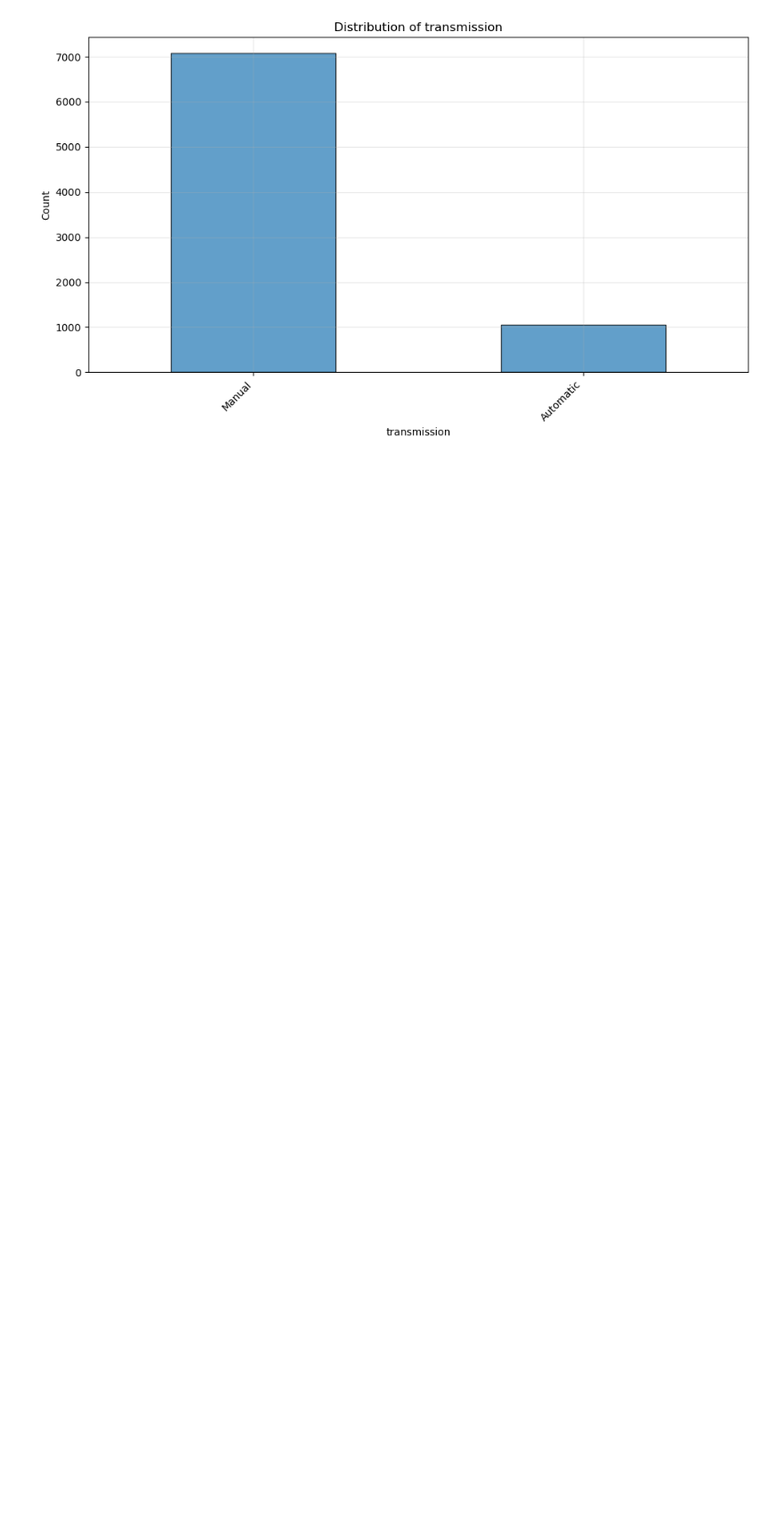
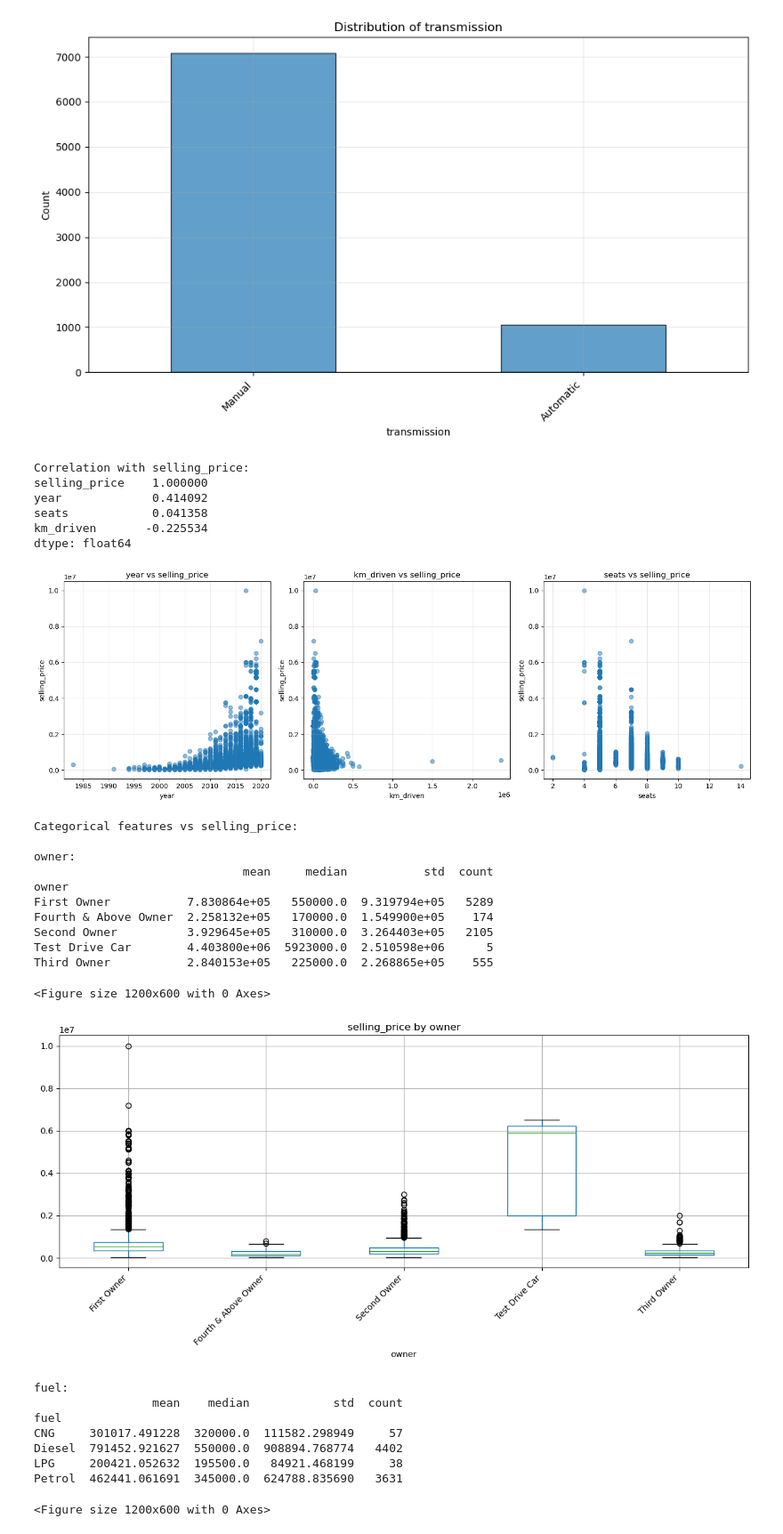
Before and after one commit to somberlyx/Car-Price-Prediction, a Jupyter notebook: car-price-prediction.ipynb, the cells around one changed output. Shown at 89% size. Drawn from its saved outputs; the diff is of its cells as text; code cells hidden in the pictures; blank space fills up the shorter version.

Commit message:
Conducting bivariate analysis with selling price as target feature

```diff
--- a/car-price-prediction.ipynb
+++ b/car-price-prediction.ipynb
@@ -410,0 +462,30 @@ categorical_analysis(df)
+# %%
+bivariate_analysis(df)
+# %% [output]
+Correlation with selling_price:
+selling_price    1.000000
+year             0.414092
+seats            0.041358
+km_driven       -0.225534
+dtype: float64
+[figure, added]
+Categorical features vs selling_price:
+
+owner:
+                              mean     median           std  count
+owner
+First Owner           7.830864e+05   550000.0  9.319794e+05   5289
+Fourth & Above Owner  2.258132e+05   170000.0  1.549900e+05    174
+Second Owner          3.929645e+05   310000.0  3.264403e+05   2105
+Test Drive Car        4.403800e+06  5923000.0  2.510598e+06      5
+Third Owner           2.840153e+05   225000.0  2.268865e+05    555
+<Figure size 1200x600 with 0 Axes>
+[figure, added]
+fuel:
+                 mean    median            std  count
+fuel
+CNG     301017.491228  320000.0  111582.298949     57
+Diesel  791452.921627  550000.0  908894.768774   4402
+LPG     200421.052632  195500.0   84921.468199     38
+Petrol  462441.061691  345000.0  624788.835690   3631
+<Figure size 1200x600 with 0 Axes>
```
Also changed, not shown: parts of 2 cells of this notebook.
